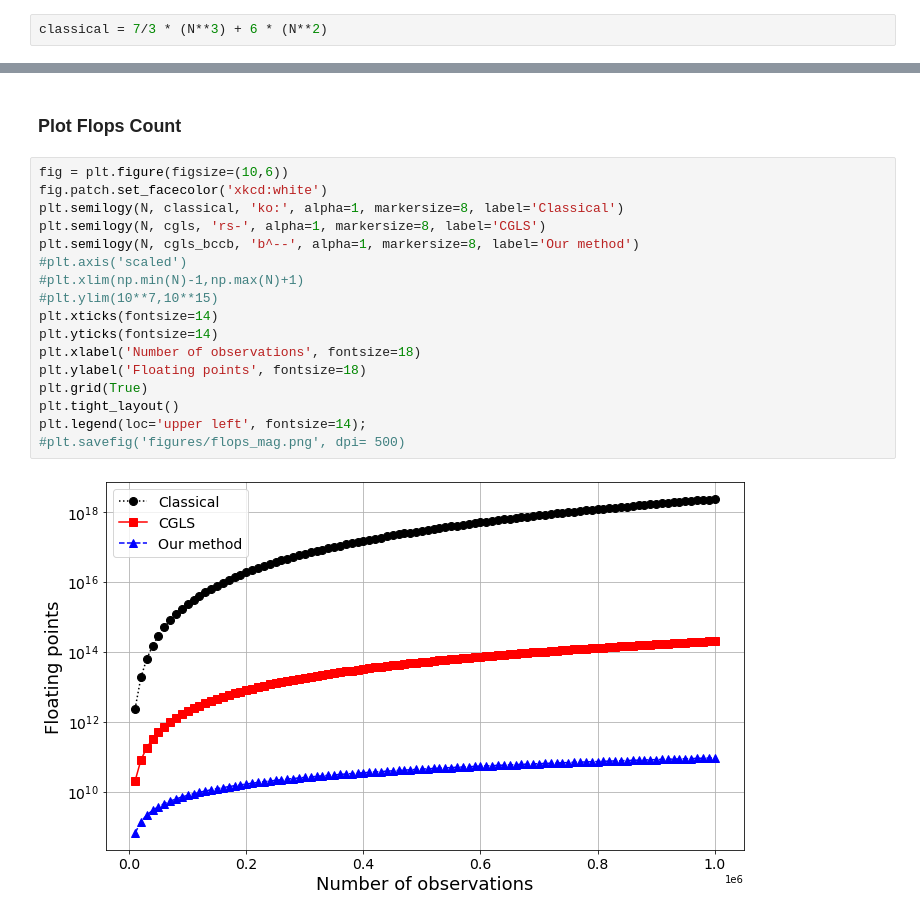
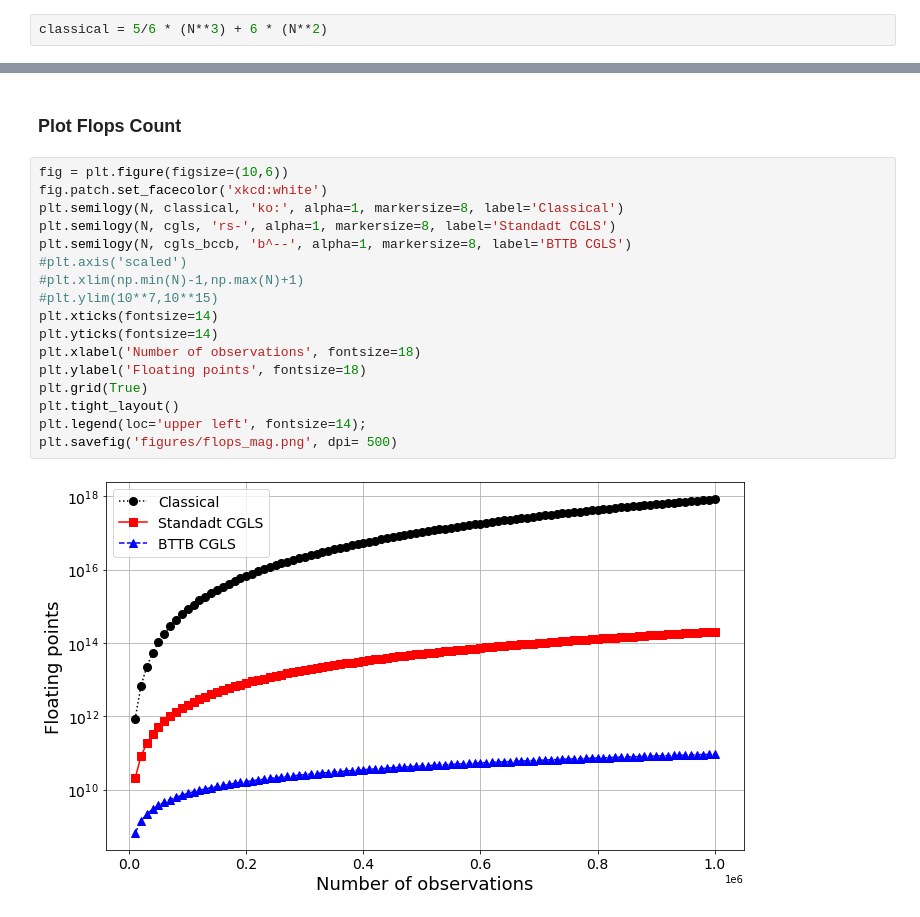
Before and after one commit to pinga-lab/eq_layer_mag_toeplitz, a Jupyter notebook: code/FLOPS_Classical_Vs_CGLS_Vs_CGLS_BCCB.ipynb, the cells around one changed output, grey strips where cells are left out. Cells and saved outputs as stored; diff of their text form.

Commit message:
Correcoes no calculo de flops cholesky.

```diff
--- a/code/FLOPS_Classical_Vs_CGLS_Vs_CGLS_BCCB.ipynb
+++ b/code/FLOPS_Classical_Vs_CGLS_Vs_CGLS_BCCB.ipynb
@@ -14,4 +14,4 @@ k = 5
 # %% [markdown]
 ### Classical (Cholesky Factorization)
 # %%
-classical = 7/3 * (N**3) + 6 * (N**2)
+classical = 5/6 * (N**3) + 6 * (N**2)
@@ -28,19 +30,19 @@ cgls_bccb = k * 16 * N * np.log2(4*N) + 24 * N + it * (k * 16 * N * np.log2(4*N)
 # %%
 fig = plt.figure(figsize=(10,6))
 fig.patch.set_facecolor('xkcd:white')
 plt.semilogy(N, classical, 'ko:', alpha=1, markersize=8, label='Classical')
-plt.semilogy(N, cgls, 'rs-', alpha=1, markersize=8, label='CGLS')
-plt.semilogy(N, cgls_bccb, 'b^--', alpha=1, markersize=8, label='Our method')
+plt.semilogy(N, cgls, 'rs-', alpha=1, markersize=8, label='Standadt CGLS')
+plt.semilogy(N, cgls_bccb, 'b^--', alpha=1, markersize=8, label='BTTB CGLS')
 #plt.axis('scaled')
 #plt.xlim(np.min(N)-1,np.max(N)+1)
 #plt.ylim(10**7,10**15)
 plt.xticks(fontsize=14)
 plt.yticks(fontsize=14)
 plt.xlabel('Number of observations', fontsize=18)
 plt.ylabel('Floating points', fontsize=18)
 plt.grid(True)
 plt.tight_layout()
 plt.legend(loc='upper left', fontsize=14);
-#plt.savefig('figures/flops_mag.png', dpi= 500)
+plt.savefig('figures/flops_mag.png', dpi= 500)
 # %% [output]
-[figure, old version]
+[figure, new version]
```
Also changed, not shown: parts of 1 cell of this notebook, 4 other files.
